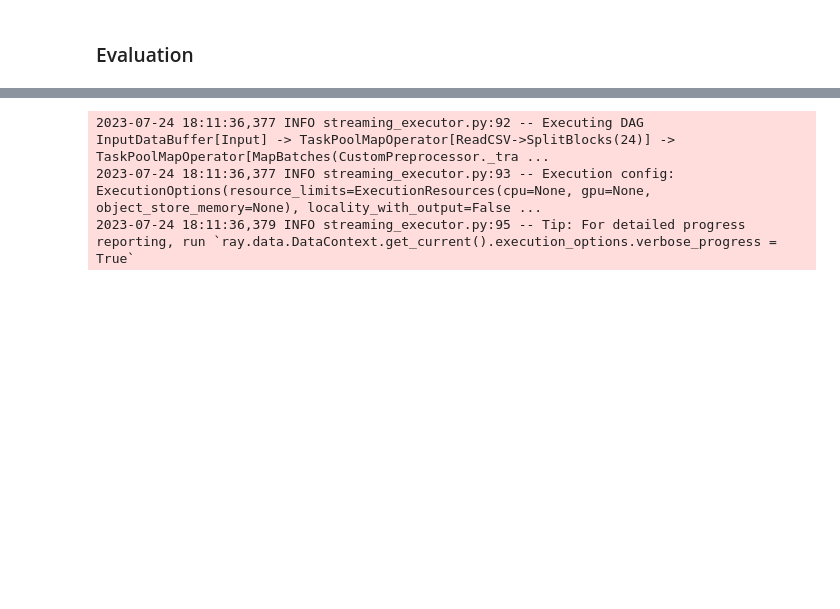
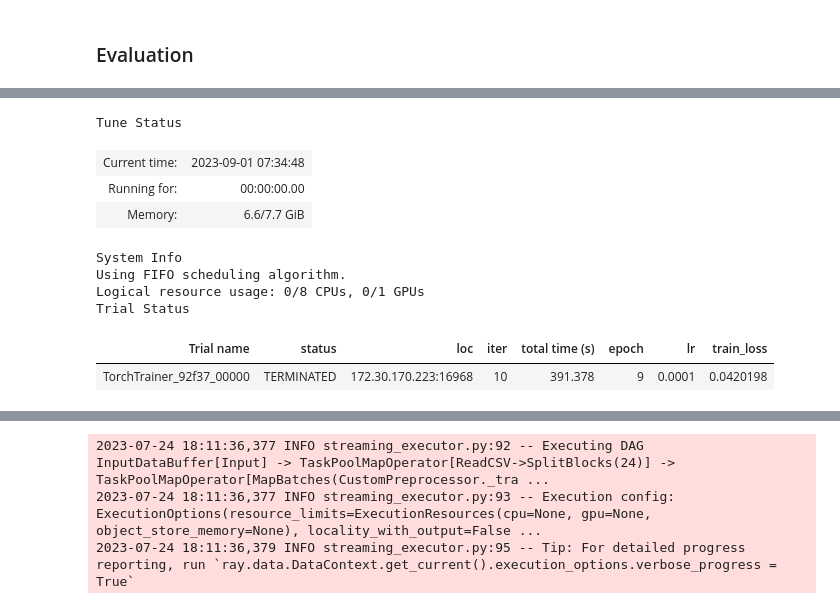
Before and after one commit to mathijsvdv/Made-With-ML, a Jupyter notebook: notebooks/madewithml.ipynb, the cells around one changed output, grey strips where cells are left out. Saved outputs shown, nothing was run; the diff lists cells and outputs as text; code cells hidden in the pictures; blank space fills up the shorter version.

Commit message:
Add code where we restore the trainer so that we don't have to go through the entire fitting process.

```diff
--- a/notebooks/madewithml.ipynb
+++ b/notebooks/madewithml.ipynb
@@ -787,3 +788,5 @@ val_ds = val_ds.materialize()
+# %%
+datasets={"train": train_ds, "val": val_ds}
 # %%
 # Dataset config
 dataset_config = {
@@ -873,0 +879,5 @@ from sklearn.metrics import precision_recall_fscore_support
+# %%
+restored_trainer = TorchTrainer.restore(
+    path="~/ray_results/llm",
+    datasets=datasets,
+)
@@ -873,0 +886,15 @@ from sklearn.metrics import precision_recall_fscore_support
+# %%
+%%time
+# Train
+results = restored_trainer.fit()
+# %% [output]
+Tune Status
+| Current time: | 2023-09-01 07:34:48 |
+| Running for: | 00:00:00.00 |
+| Memory: | 6.6/7.7 GiB |
+System Info
+Using FIFO scheduling algorithm.
+Logical resource usage: 0/8 CPUs, 0/1 GPUs
+Trial Status
+| Trial name | status | loc | iter | total time (s) | epoch | lr | train_loss |
+| TorchTrainer_92f37_00000 | TERMINATED | 172.30.170.223:16968 | 10 | 391.378 | 9 | 0.0001 | 0.0420198 |
```
Also changed, not shown: parts of 25 cells of this notebook.
